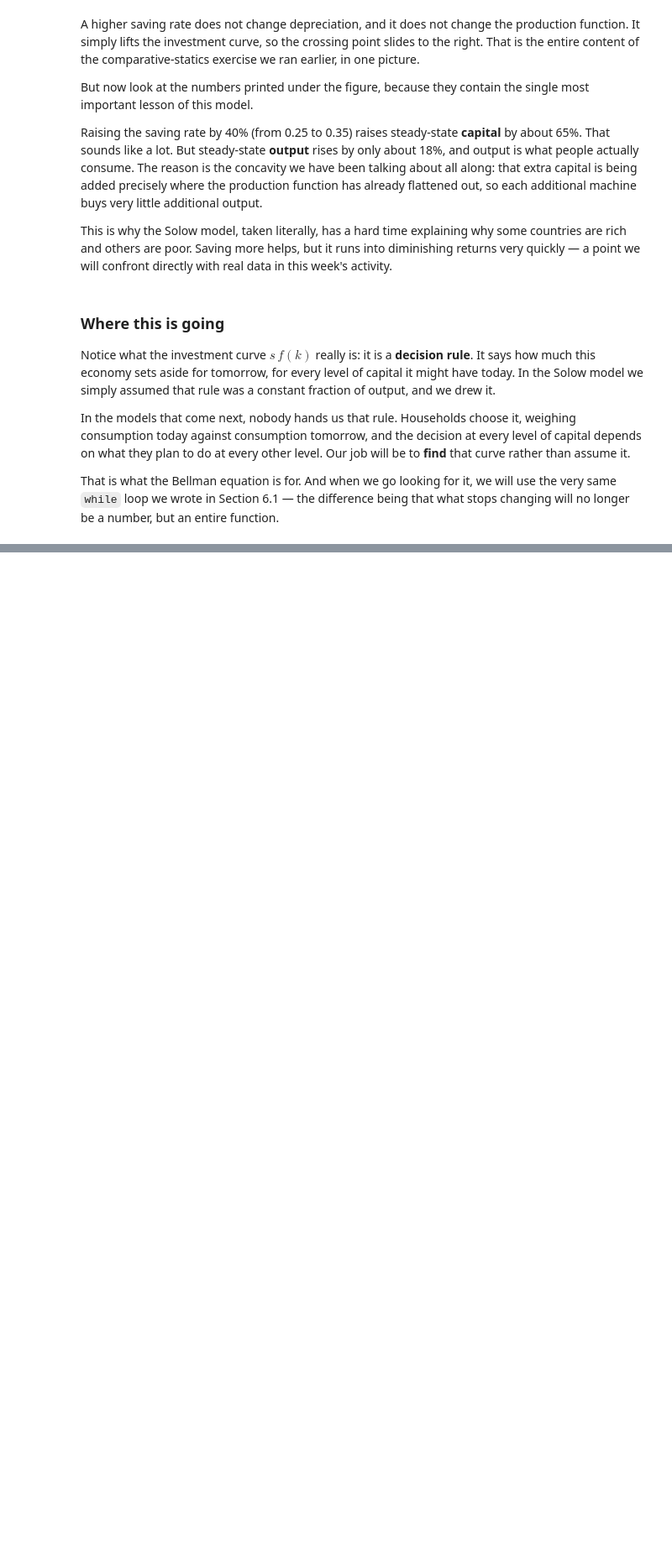
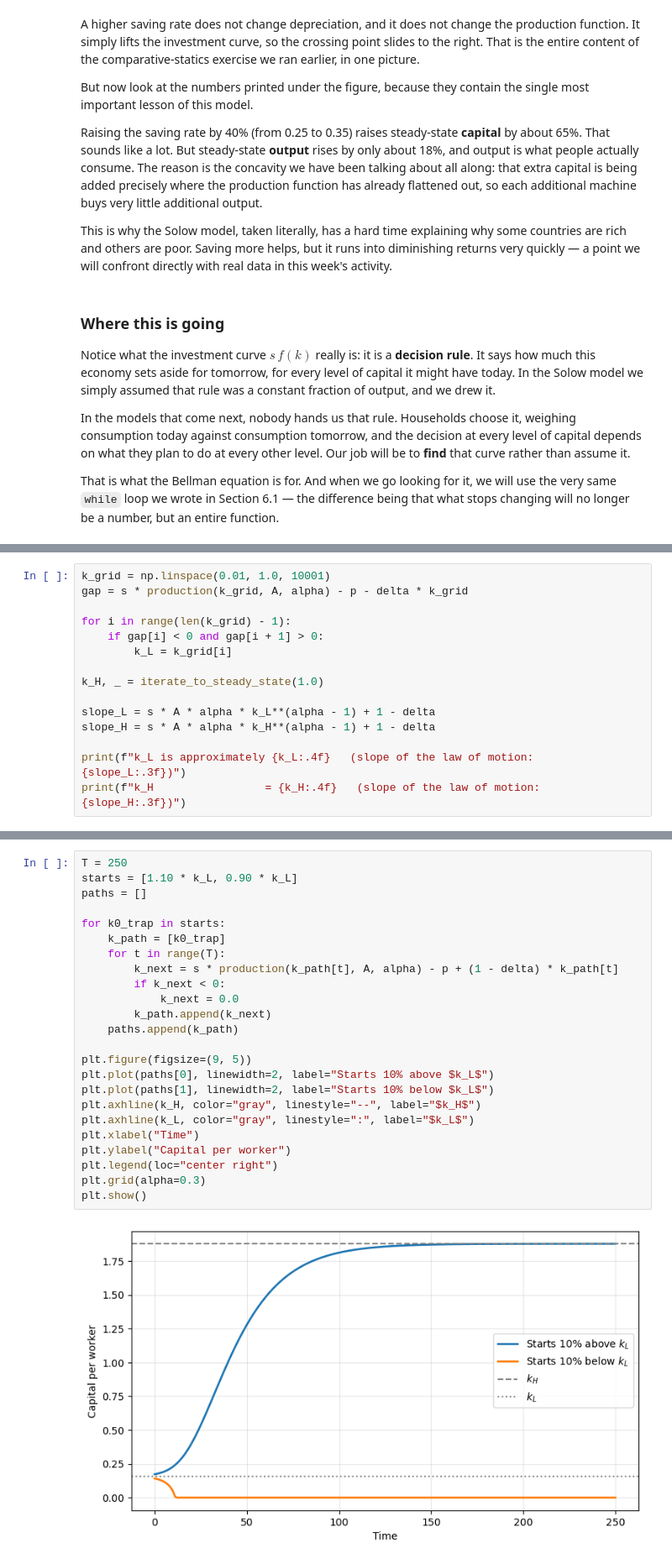
Before and after one commit to DaniAmaya96/Computational_Macroeconomics_with_Python, a Jupyter notebook: introduction_PythonAndSolow.ipynb, the cells around one changed output, grey strips where cells are left out. Shown at 84% size. Drawn from its saved outputs; the diff is of its cells as text; blank space fills up the shorter version.

```diff
--- a/Class_1_Introduction_Python_Solow.ipynb
+++ b/introduction_PythonAndSolow.ipynb
@@ -1183,0 +1321,15 @@ That is what the Bellman equation is for. And when we go looking for it, we will
+# %%
+k_grid = np.linspace(0.01, 1.0, 10001)
+gap = s * production(k_grid, A, alpha) - p - delta * k_grid
+
+for i in range(len(k_grid) - 1):
+    if gap[i] < 0 and gap[i + 1] > 0:
+        k_L = k_grid[i]
+
+k_H, _ = iterate_to_steady_state(1.0)
+
+slope_L = s * A * alpha * k_L**(alpha - 1) + 1 - delta
+slope_H = s * A * alpha * k_H**(alpha - 1) + 1 - delta
+
+print(f"k_L is approximately {k_L:.4f}   (slope of the law of motion: {slope_L:.3f})")
+print(f"k_H                 = {k_H:.4f}   (slope of the law of motion: {slope_H:.3f})")
@@ -1183,0 +1347,26 @@ That is what the Bellman equation is for. And when we go looking for it, we will
+# %%
+T = 250
+starts = [1.10 * k_L, 0.90 * k_L]
+paths = []
+
+for k0_trap in starts:
+    k_path = [k0_trap]
+    for t in range(T):
+        k_next = s * production(k_path[t], A, alpha) - p + (1 - delta) * k_path[t]
+        if k_next < 0:
+            k_next = 0.0
+        k_path.append(k_next)
+    paths.append(k_path)
+
+plt.figure(figsize=(9, 5))
+plt.plot(paths[0], linewidth=2, label="Starts 10% above $k_L$")
+plt.plot(paths[1], linewidth=2, label="Starts 10% below $k_L$")
+plt.axhline(k_H, color="gray", linestyle="--", label="$k_H$")
+plt.axhline(k_L, color="gray", linestyle=":", label="$k_L$")
+plt.xlabel("Time")
+plt.ylabel("Capital per worker")
+plt.legend(loc="center right")
+plt.grid(alpha=0.3)
+plt.show()
+# %% [output]
+[figure, added]
```
Also changed, not shown: parts of 32 cells of this notebook, 7 other files.
